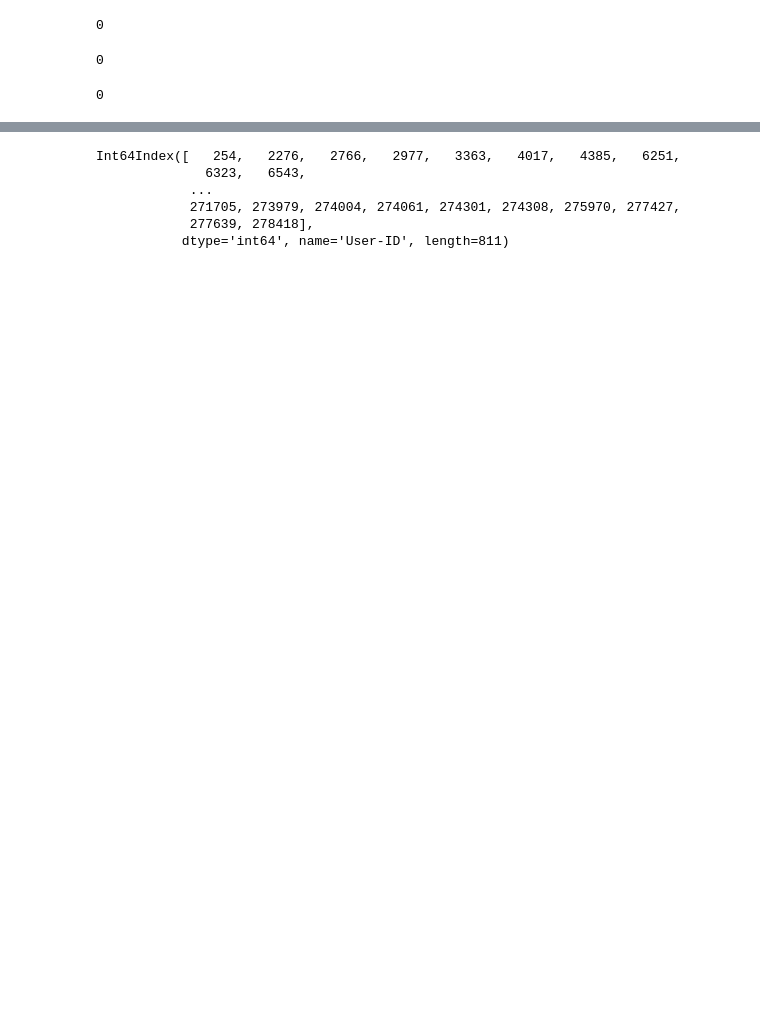
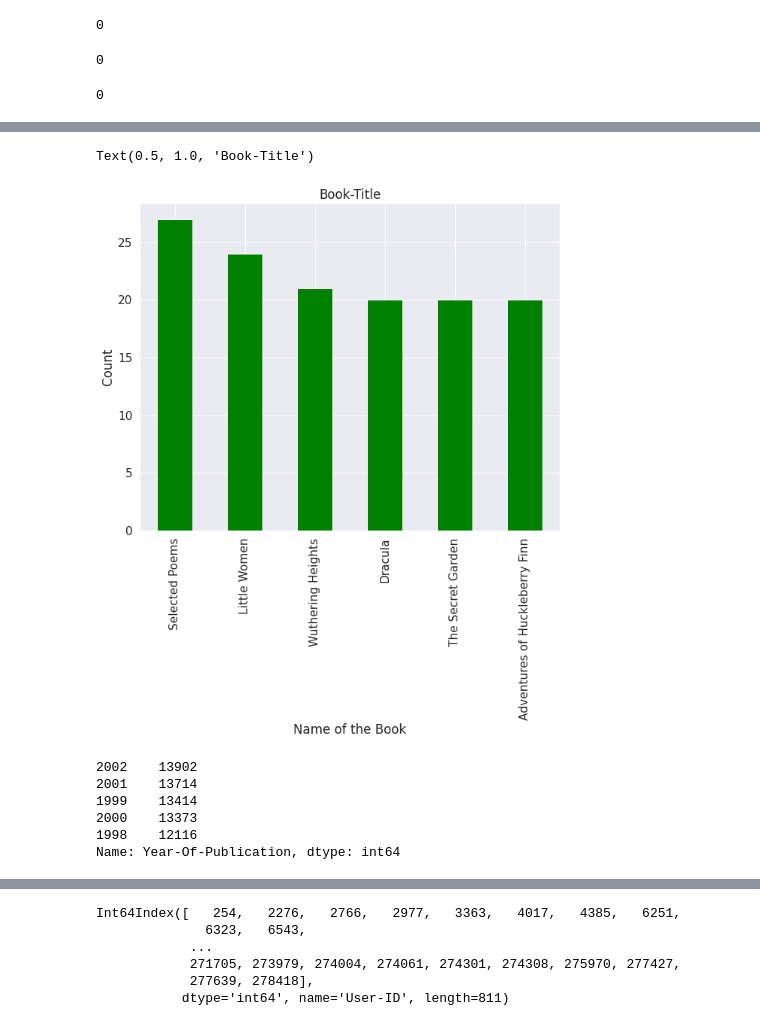
Before and after one commit to Rohitkumar1011/Book-Recommender-system.ipynb, a Jupyter notebook: Book_Recommender_system.ipynb, the cells around one changed output, grey strips where cells are left out. Drawn from its saved outputs; the diff is of its cells as text; code cells hidden in the pictures; blank space fills up the shorter version.

```diff
--- a/Book_Recommender_system.ipynb
+++ b/Book_Recommender_system.ipynb
@@ -106,0 +252,21 @@ users.duplicated().sum()
+# %%
+# Plotting graph for BookS
+sns.set(font_scale= 1.4)
+books['Book-Title'].value_counts()[:6].plot(kind='bar', figsize=(10,8), color = 'green',
+                                                      xlabel='Name of the Book',
+                                                      ylabel='Count')
+
+plt.title("Book-Title")
+# %% [output]
+Text(0.5, 1.0, 'Book-Title')
+[figure, added]
+# %%
+# Top 5 publication year that has seen maximum publications
+books['Year-Of-Publication'].value_counts().head()
+# %% [output]
+2002    13902
+2001    13714
+1999    13414
+2000    13373
+1998    12116
+Name: Year-Of-Publication, dtype: int64
```
Also changed, not shown: parts of 62 cells of this notebook.
